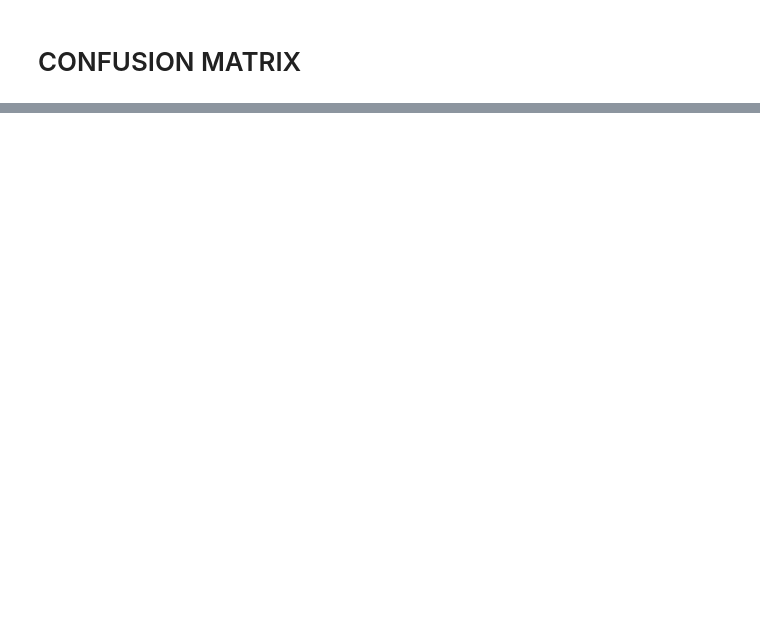
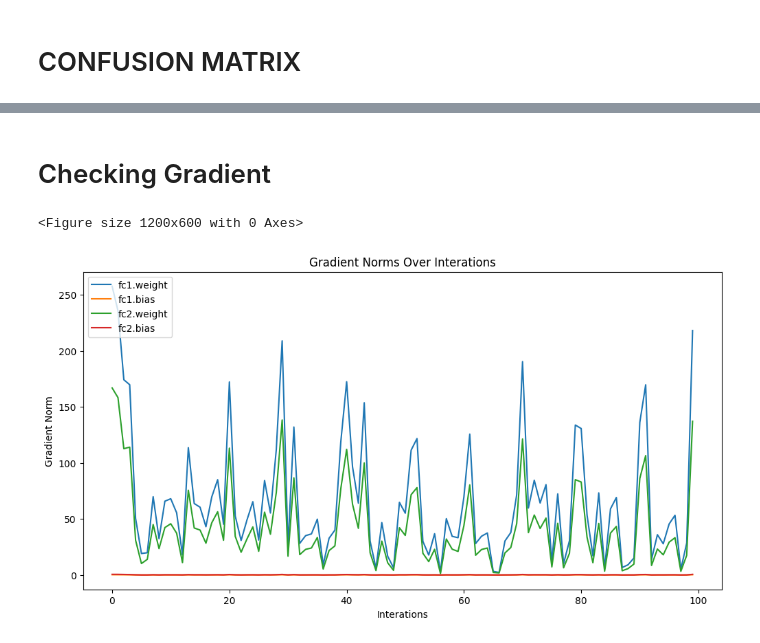
Before and after one commit to dinhanit/Abnormal_Behavior, a Jupyter notebook: Source/Model/analyze_model.ipynb, the cells around one changed output, grey strips where cells are left out. Saved outputs shown, nothing was run; the diff lists cells and outputs as text; code cells hidden in the pictures; blank space fills up the shorter version.

Commit message:
modify gradient checking over epoch

```diff
--- a/Source/Model/analyze_model.ipynb
+++ b/Source/Model/analyze_model.ipynb
@@ -118,0 +137,19 @@ plt.show()
+# %% [markdown]
+# Checking Gradient
+# %%
+plt.figure(figsize=(12, 6))
+data = pd.read_csv('EpochGradientNorms.csv')
+
+# Plot the data
+plt.figure(figsize=(12, 6))
+for column in data.columns:
+    plt.plot(data.index, data[column], label=column)
+
+plt.xlabel('Interations')
+plt.ylabel('Gradient Norm')
+plt.legend(loc ='upper left')
+plt.title('Gradient Norms Over Interations')
+plt.show()
+# %% [output]
+<Figure size 1200x600 with 0 Axes>
+[figure, added]
```
Also changed, not shown: parts of 5 cells of this notebook, 1 other file.
